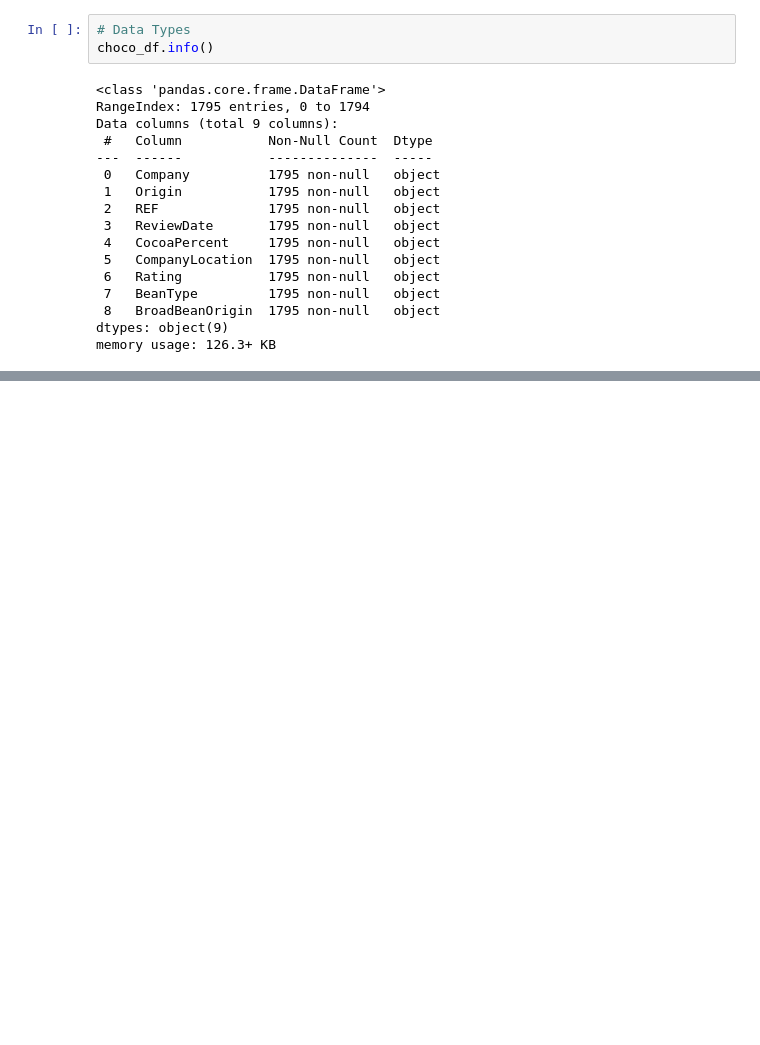
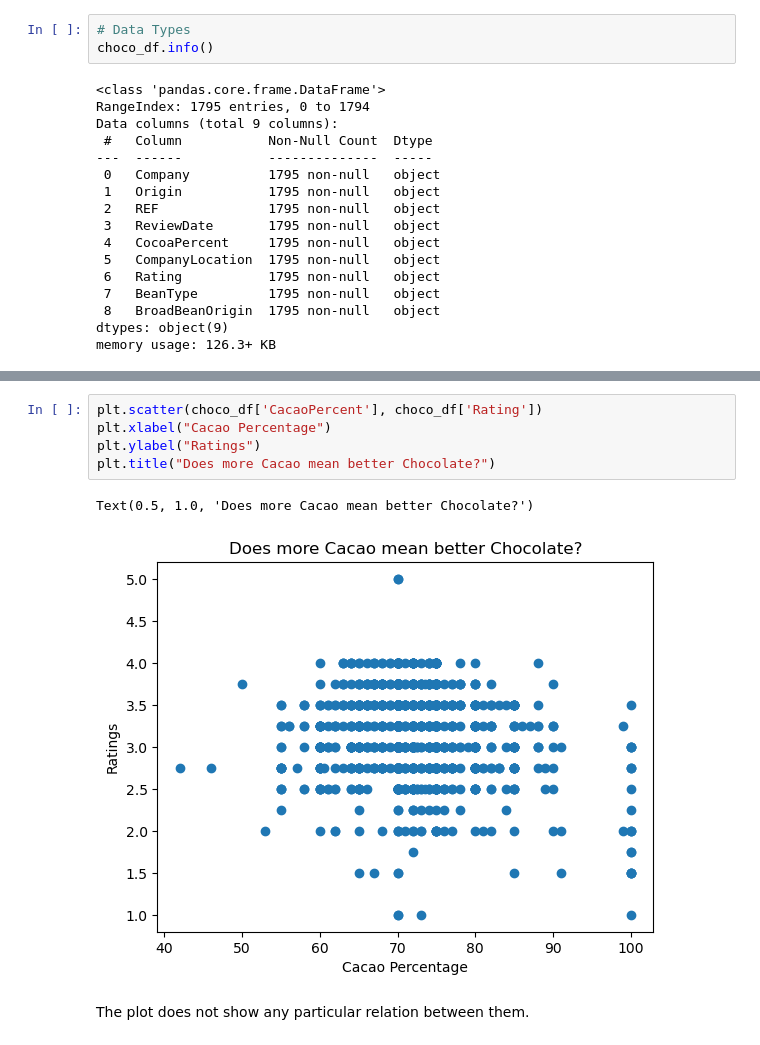
Before and after one commit to ljven00/chocolate_soup, a Jupyter notebook: chocolate_soup.ipynb, the cells around one changed output, grey strips where cells are left out. Saved outputs shown, nothing was run; the diff lists cells and outputs as text; blank space fills up the shorter version.

```diff
--- a/chocolate_soup.ipynb
+++ b/chocolate_soup.ipynb
@@ -136,0 +267,10 @@ choco_df.head(10)
+# %%
+plt.scatter(choco_df['CacaoPercent'], choco_df['Rating'])
+plt.xlabel("Cacao Percentage")
+plt.ylabel("Ratings")
+plt.title("Does more Cacao mean better Chocolate?")
+# %% [output]
+Text(0.5, 1.0, 'Does more Cacao mean better Chocolate?')
+[figure, added]
+# %% [markdown]
+The plot does not show any particular relation between them.
```
Also changed, not shown: parts of 17 cells of this notebook.
